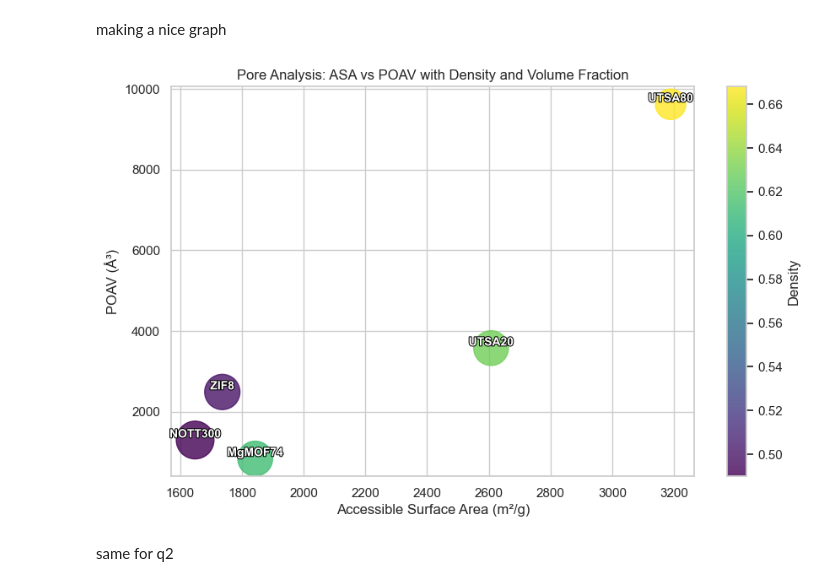
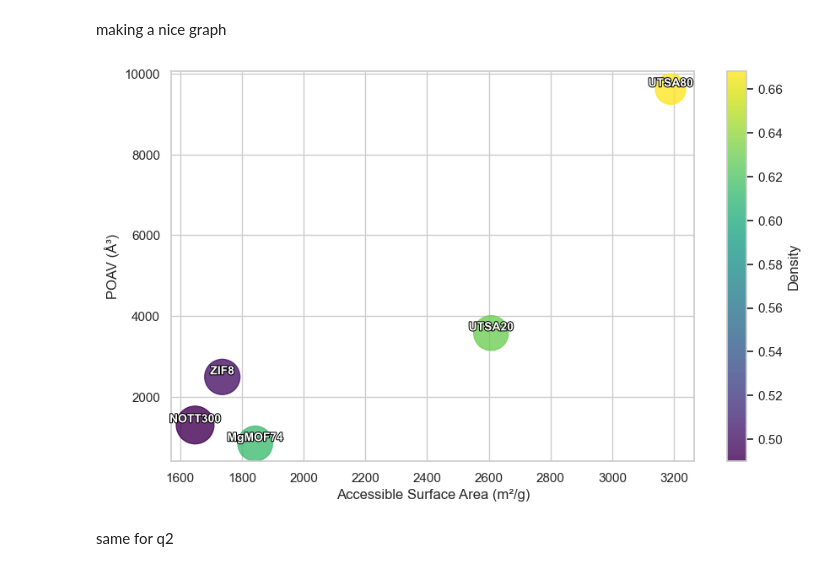
Before and after one commit to LucasEiche/ModLab_groupK, a Jupyter notebook: Project 2/data_extraction.ipynb, the cells around one changed output. Saved outputs shown, nothing was run; the diff lists cells and outputs as text; code cells hidden in the pictures.

Commit message:
fixed charts

```diff
--- a/Project 2/data_extraction.ipynb
+++ b/Project 2/data_extraction.ipynb
@@ -63,35 +63,34 @@ data = {
     "POAV_Volume_fraction": [0.61368, 0.48999, 0.62907, 0.66798, 0.49906]
 }
 df = pd.DataFrame(data)
 
 sns.set(style="whitegrid")
 plt.figure(figsize=(10,6))
 
 scatter = plt.scatter(
     df["ASA_m2/g"], df["POAV_A3"],
     s=df["Density"]*1000,
     c=df["POAV_Volume_fraction"], cmap="viridis", alpha=0.8
 )
 
 for i, txt in enumerate(df["Material"]):
     text = plt.annotate(
         txt,
         (df["ASA_m2/g"][i], df["POAV_A3"][i]),
         fontsize=10, ha="center", va="bottom", color="white", weight="bold"
     )
     # Add black outline to make label readable on any color
     text.set_path_effects([
         path_effects.Stroke(linewidth=1.5, foreground='black'),
         path_effects.Normal()
     ])
 
 plt.colorbar(scatter, label="Density")
 plt.xlabel("Accessible Surface Area (m²/g)")
 plt.ylabel("POAV (Å³)")
-plt.title("Pore Analysis: ASA vs POAV with Density and Volume Fraction")
 plt.show()
 # %% [output]
-[figure, old version]
+[figure, new version]
 # %% [markdown]
 same for q2
 # %%
```
Also changed, not shown: parts of 2 cells of this notebook.
